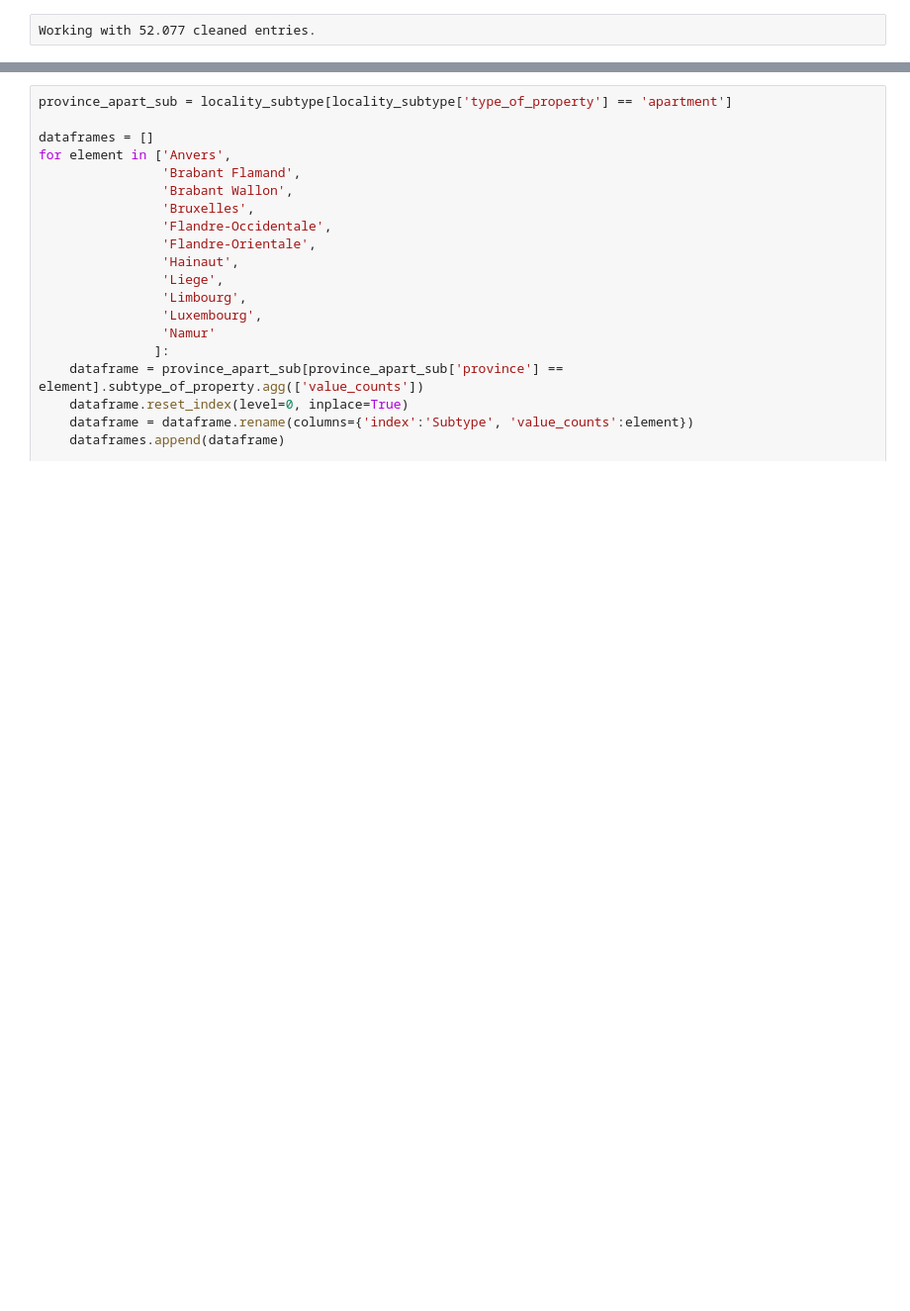
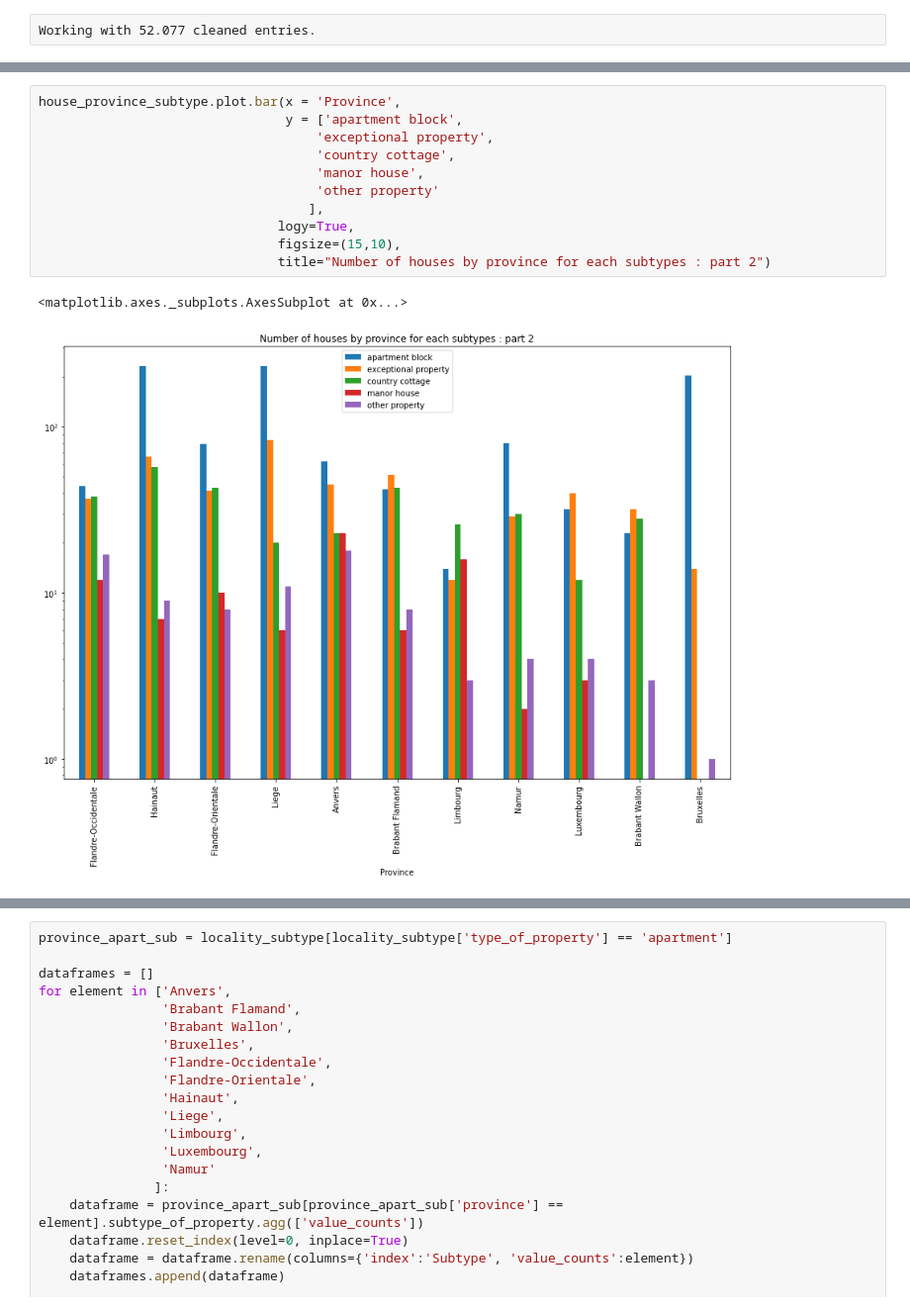
Before and after one commit to Demesmaeker/Immo_data_analysis, a Jupyter notebook: Comparisons between different variables other than price.ipynb, the cells around one changed output, grey strips where cells are left out. Shown at 99% size. Drawn from its saved outputs; the diff is of its cells as text; blank space fills up the shorter version.

```diff
--- a/Comparisons between different variables other than price.ipynb
+++ b/Comparisons between different variables other than price.ipynb
@@ -135,0 +192,14 @@ house_subtype_province.plot.bar(x = 'Subtype',
+# %%
+house_province_subtype.plot.bar(x = 'Province',
+                                y = ['apartment block',
+                                    'exceptional property',
+                                    'country cottage',
+                                    'manor house',
+                                    'other property'
+                                   ],
+                               logy=True,
+                               figsize=(15,10),
+                               title="Number of houses by province for each subtypes : part 2")
+# %% [output]
+<matplotlib.axes._subplots.AxesSubplot at 0x...>
+[figure, added]
```
Also changed, not shown: parts of 11 cells of this notebook.
